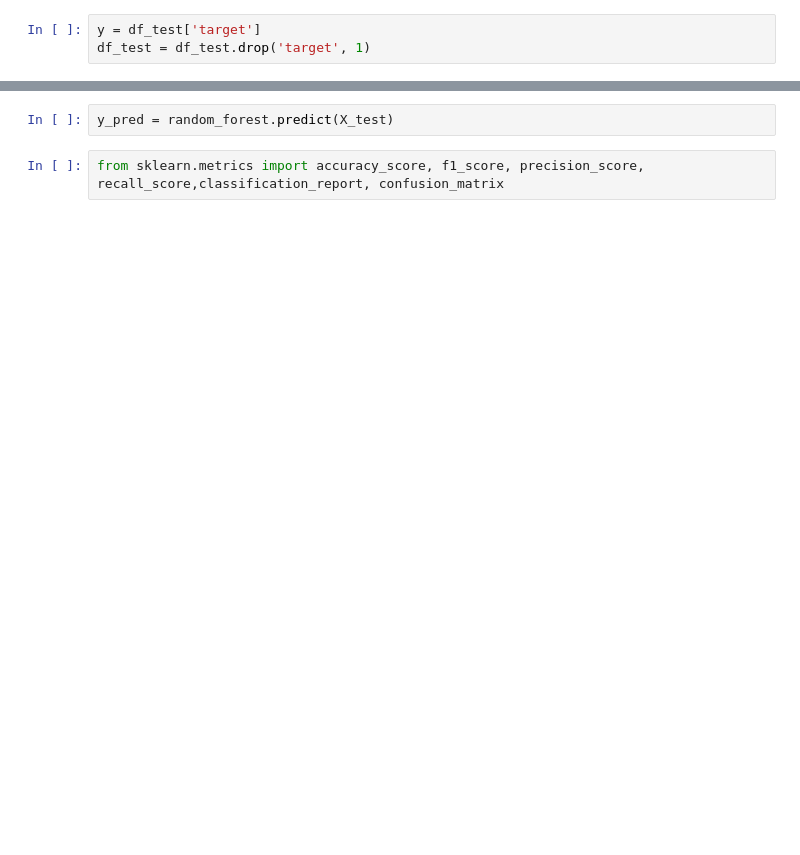
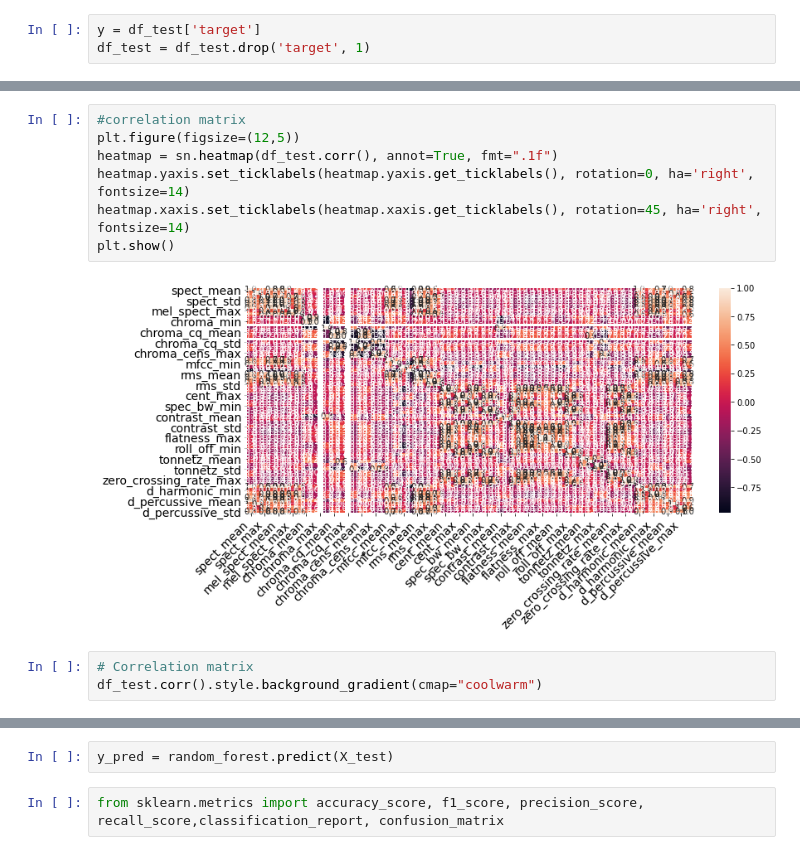
Before and after one commit to DerrickDDInAI/sound-anomaly-detection, a Jupyter notebook: Resampling techniques.ipynb, the cells around one changed output, grey strips where cells are left out. Drawn from its saved outputs; the diff is of its cells as text; blank space fills up the shorter version.

```diff
--- a/Resampling techniques.ipynb
+++ b/Resampling techniques.ipynb
@@ -59,3 +44,15 @@ df_test.head()
+# %%
+#correlation matrix
+plt.figure(figsize=(12,5))
+heatmap = sn.heatmap(df_test.corr(), annot=True, fmt=".1f")
+heatmap.yaxis.set_ticklabels(heatmap.yaxis.get_ticklabels(), rotation=0, ha='right', fontsize=14)
+heatmap.xaxis.set_ticklabels(heatmap.xaxis.get_ticklabels(), rotation=45, ha='right', fontsize=14)
+plt.show()
+# %% [output]
+[figure, added]
+# %%
+# Correlation matrix
+df_test.corr().style.background_gradient(cmap="coolwarm")
 # %%
 df_test.shape
 # %% [output]
```
Also changed, not shown: parts of 29 cells of this notebook, 11 other files.
